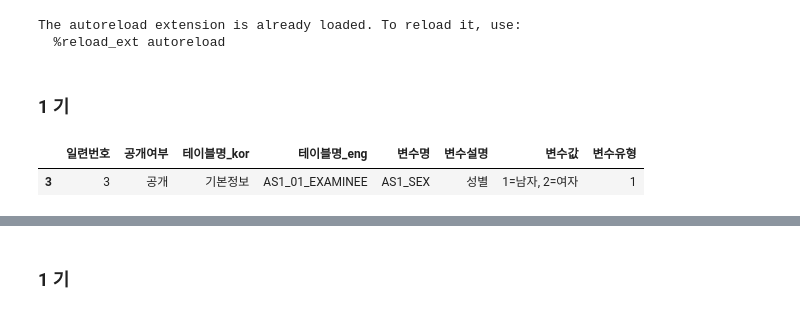
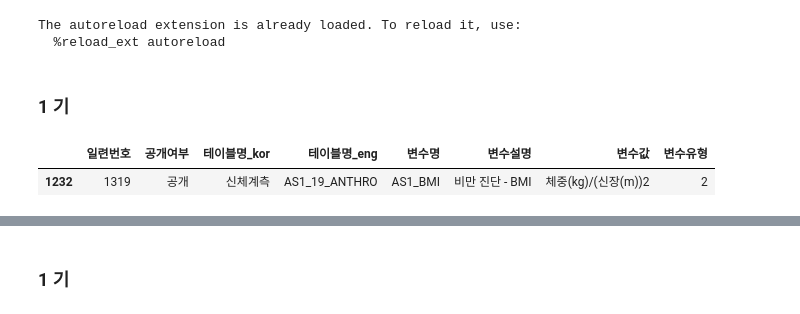
Before and after one commit to JuhongPark/prs, a Jupyter notebook: prs.ipynb, the cells around one changed output, grey strips where cells are left out. Drawn from its saved outputs; the diff is of its cells as text; code cells hidden in the pictures.

```diff
--- a/prs.ipynb
+++ b/prs.ipynb
@@ -27,8 +29,8 @@ The autoreload extension is already loaded. To reload it, use:
 df_cdbk = pd.read_csv('data/cdbk_all.csv', encoding='EUCKR')
 df_id = pd.read_csv('data/ID_Match_All_201909.txt', delim_whitespace=True)
 # %%
-check_kare_cdbk(df_cdbk, data_info['변수명'].str.contains('sex', case=False), as_period=[1])
+check_kare_cdbk(df_cdbk, data_info['변수설명'].str.contains('BMI', case=False), as_period=[1])
 # %% [output]
 1 기
 |  | 일련번호 | 공개여부 | 테이블명_kor | 테이블명_eng | 변수명 | 변수설명 | 변수값 | 변수유형 |
-| 3 | 3 | 공개 | 기본정보 | AS1_01_EXAMINEE | AS1_SEX | 성별 | 1=남자, 2=여자 | 1 |
+| 1232 | 1319 | 공개 | 신체계측 | AS1_19_ANTHRO | AS1_BMI | 비만 진단 - BMI | 체중(kg)/(신장(m))2 | 2 |
```
Also changed, not shown: parts of 53 cells of this notebook, 9 other files.
